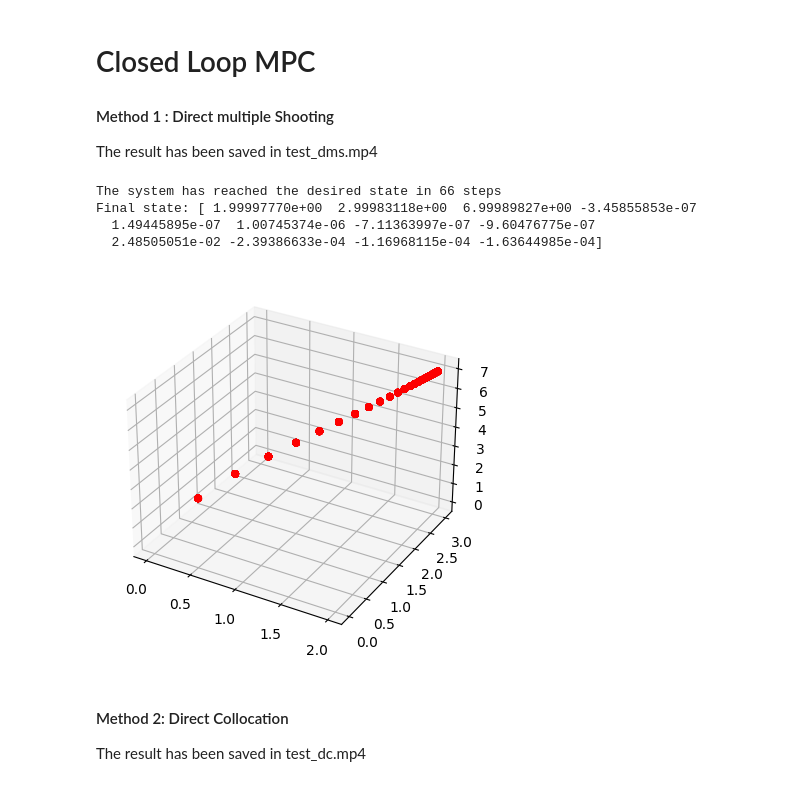
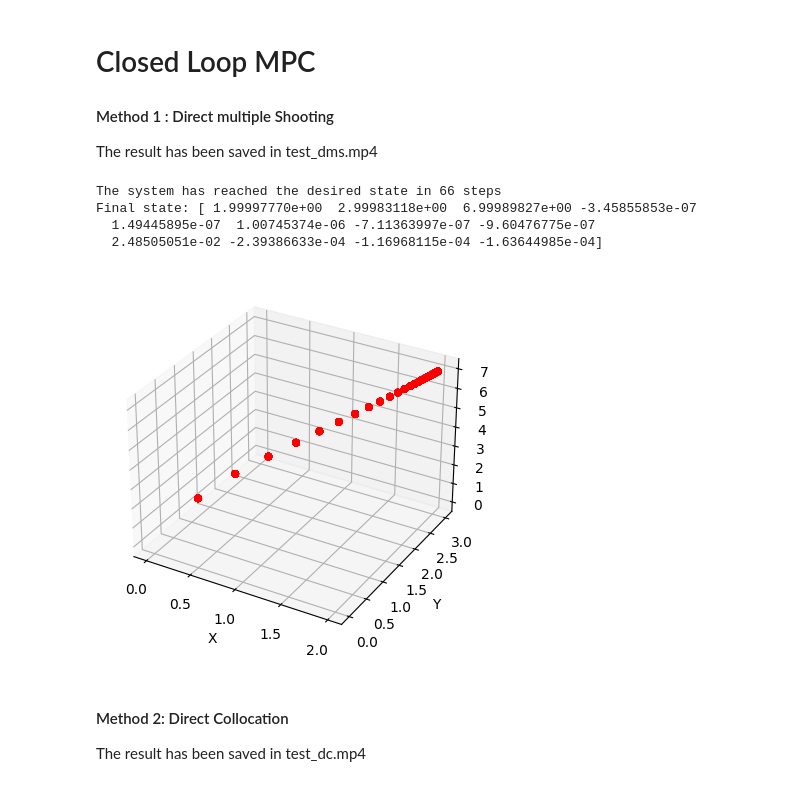
Before and after one commit to ReanFernandes/flight-control-lab, a Jupyter notebook: test_ntbk.ipynb, the cells around one changed output. Cells and saved outputs as stored; diff of their text form; code cells hidden in the pictures.

```diff
--- a/test_ntbk.ipynb
+++ b/test_ntbk.ipynb
@@ -117,34 +112,37 @@ mpc_dms.set_solver(method)
 step = 0
 
 
 while step < N_sim and stable_state_counter<30:
     mpc_dms.solve_for_next_state()
     mpc_dms.extract_next_state(step, False)
     # print(step)
     xs.append(mpc_dms.X_opt_current[0])
     ys.append(mpc_dms.X_opt_current[1])
     zs.append(mpc_dms.X_opt_current[2])
     # print("current pose: {}".format(mpc_dms.X_opt_current[:3]))
 
     step += 1
     if np.linalg.norm(mpc_dms.X_opt_current[:3] - mpc_dms.x_desired[:3]) < min_dev:
         stable_state_counter += 1
 print("The system has reached the desired state in {} steps".format(step))
 print('Final state: {}'.format(mpc_dms.X_opt_current))
 fig = plt.figure()
 ax = fig.add_subplot(111, projection='3d')
+ax.set_xlabel('X')
+ax.set_ylabel('Y')
+ax.set_zlabel('Z')
 def animate(i):
     ax.scatter(xs[:i], ys[:i], zs[:i], c='r', marker='o')
     return ax
 
 ani = animation.FuncAnimation(fig, animate, frames=step, repeat = False)
 ani.save('test_dms.mp4', fps=step/60, extra_args=['-vcodec', 'libx264'])
 # %% [output]
 The system has reached the desired state in 66 steps
 Final state: [ 1.99997770e+00  2.99983118e+00  6.99989827e+00 -3.45855853e-07
   1.49445895e-07  1.00745374e-06 -7.11363997e-07 -9.60476775e-07
   2.48505051e-02 -2.39386633e-04 -1.16968115e-04 -1.63644985e-04]
-[figure, old version]
+[figure, new version]
 # %% [markdown]
 <h4> Method 2: Direct Collocation </h4>
 
```
Also changed, not shown: parts of 2 cells of this notebook, 3 other files.
